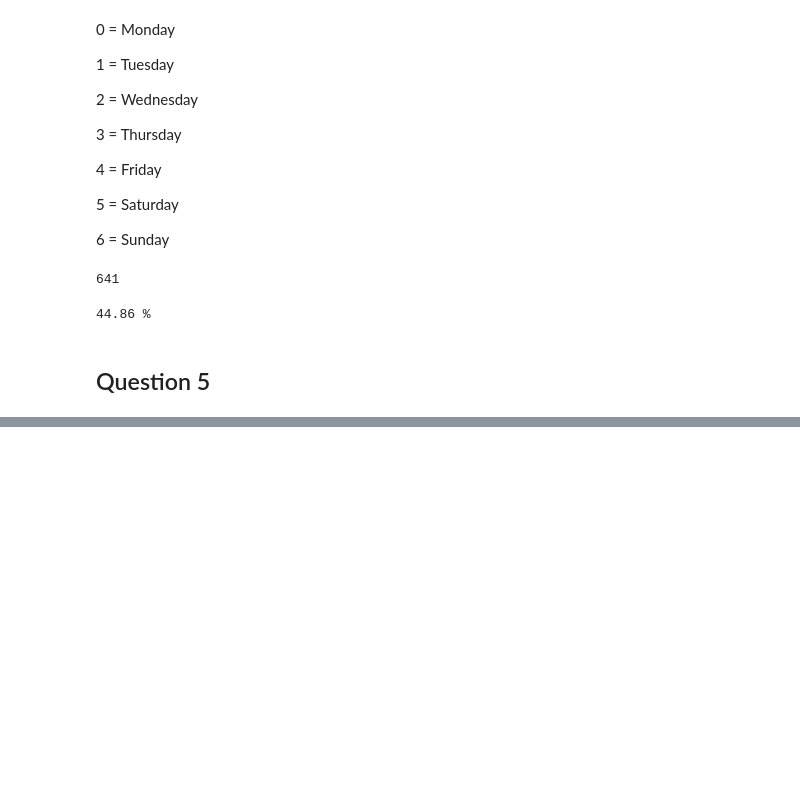
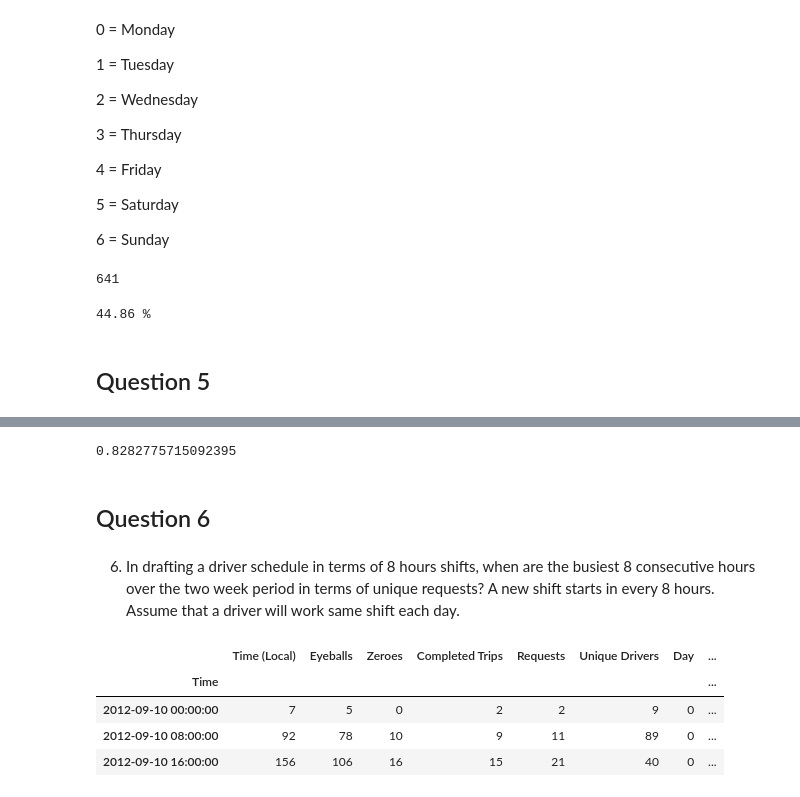
Before and after one commit to tugceturkkal/Data-Projects, a Jupyter notebook: Insights from City Supply and Demand Data.ipynb, the cells around one changed output, grey strips where cells are left out. Cells and saved outputs as stored; diff of their text form; code cells hidden in the pictures; blank space fills up the shorter version.

```diff
--- a/Insights from City Supply and Demand Data.ipynb
+++ b/Insights from City Supply and Demand Data.ipynb
@@ -311,0 +329,11 @@ print(weekend_zeroes_percentage.round(2) , "%")
+# %%
+data_questio_5 = np.average(data_without_zero_unique_driver['completed_trip_ratio_per_driver'],
+                                    weights = data_without_zero_unique_driver['Completed Trips '])
+
+data_questio_5
+# %% [output]
+0.8282775715092395
+# %% [markdown]
+## Question 6
+# %% [markdown]
+6. In drafting a driver schedule in terms of 8 hours shifts, when are the busiest 8 consecutive hours over the two week period in terms of unique requests? A new shift starts in every 8 hours. Assume that a driver will work same shift each day.
@@ -311,0 +343,9 @@ print(weekend_zeroes_percentage.round(2) , "%")
+# %%
+data_question_6 = data.set_index("Time").resample('8H').sum()
+data_question_6.head(3)
+# %% [output]
+|  | Time (Local) | Eyeballs | Zeroes | Completed Trips | Requests | Unique Drivers | Day | ... |
+| Time |  |  |  |  |  |  |  | ... |
+| 2012-09-10 00:00:00 | 7 | 5 | 0 | 2 | 2 | 9 | 0 | ... |
+| 2012-09-10 08:00:00 | 92 | 78 | 10 | 9 | 11 | 89 | 0 | ... |
+| 2012-09-10 16:00:00 | 156 | 106 | 16 | 15 | 21 | 40 | 0 | ... |
```
Also changed, not shown: parts of 15 cells of this notebook.
